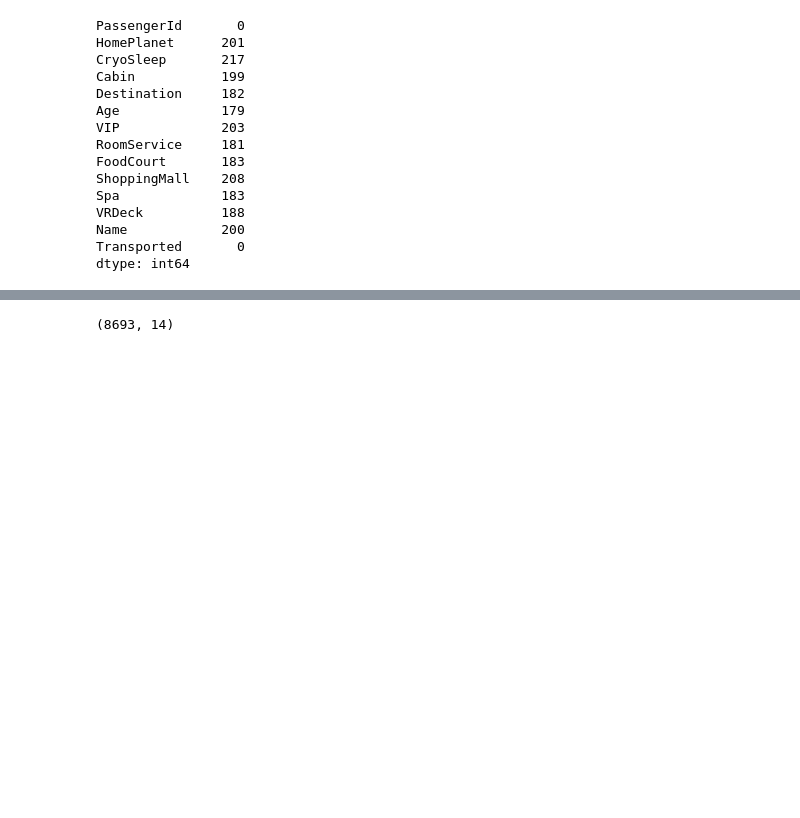
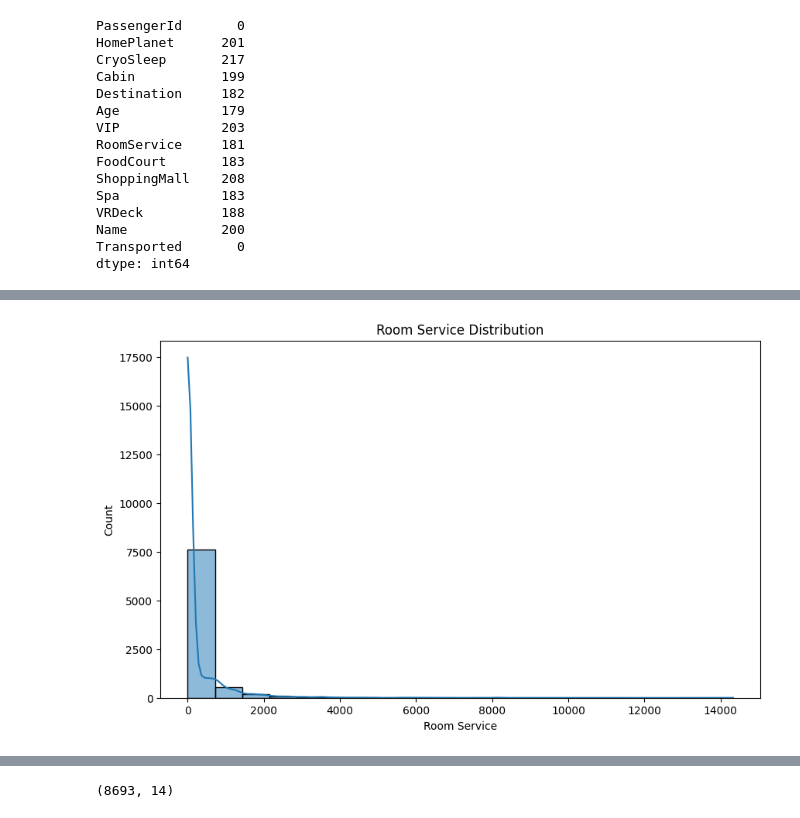
Before and after one commit to dextermadh/Sapceship-Titanic--Survival-Prediction, a Jupyter notebook: model_creation.ipynb, the cells around one changed output, grey strips where cells are left out. Cells and saved outputs as stored; diff of their text form; code cells hidden in the pictures; blank space fills up the shorter version.

```diff
--- a/model_creation.ipynb
+++ b/model_creation.ipynb
@@ -154,0 +169,9 @@ dtype: int64
+# %%
+plt.figure(figsize=(10,6))
+sns.histplot(df.RoomService, bins=20, kde=True)
+plt.title('Room Service Distribution')
+plt.xlabel('Room Service')
+plt.ylabel('Count')
+plt.show()
+# %% [output]
+[figure, added]
```
Also changed, not shown: parts of 8 cells of this notebook.
